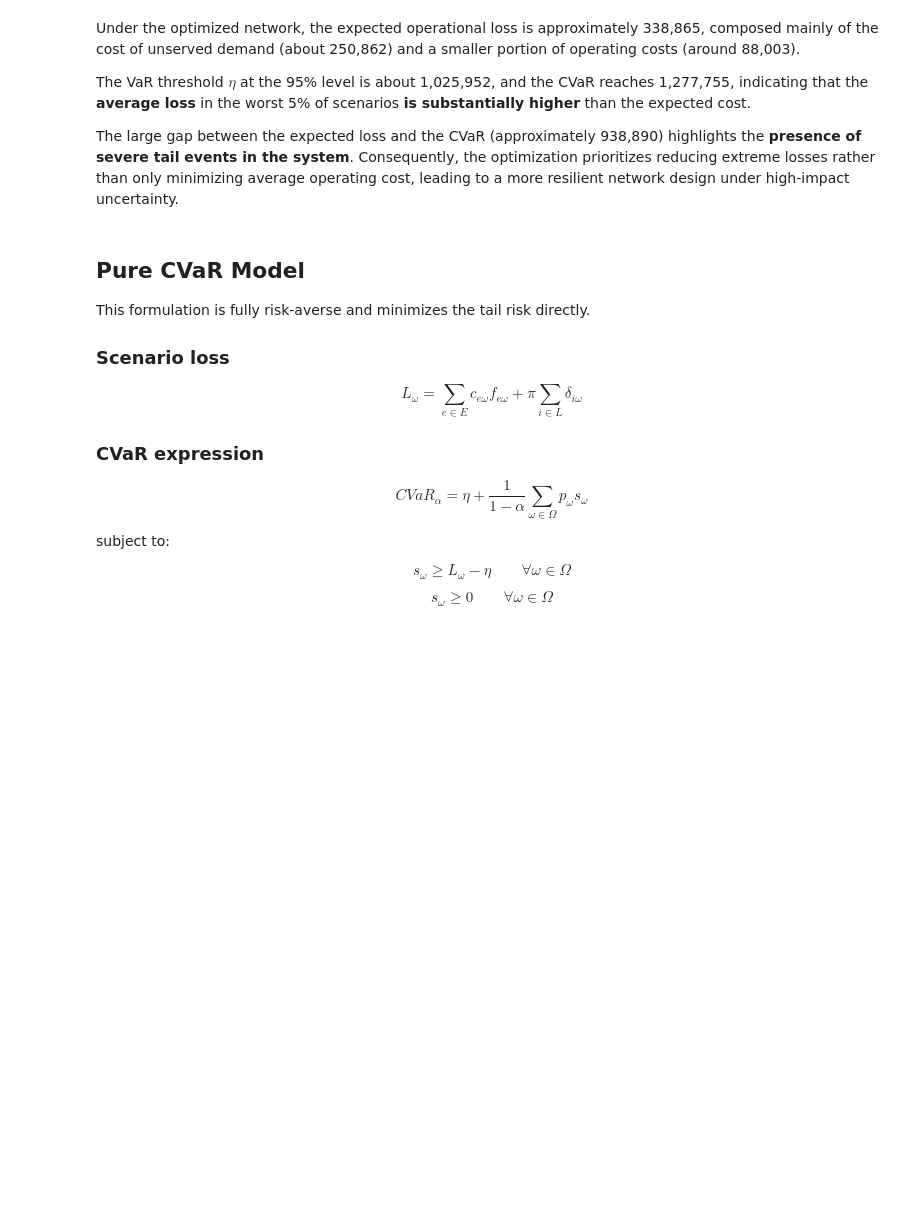
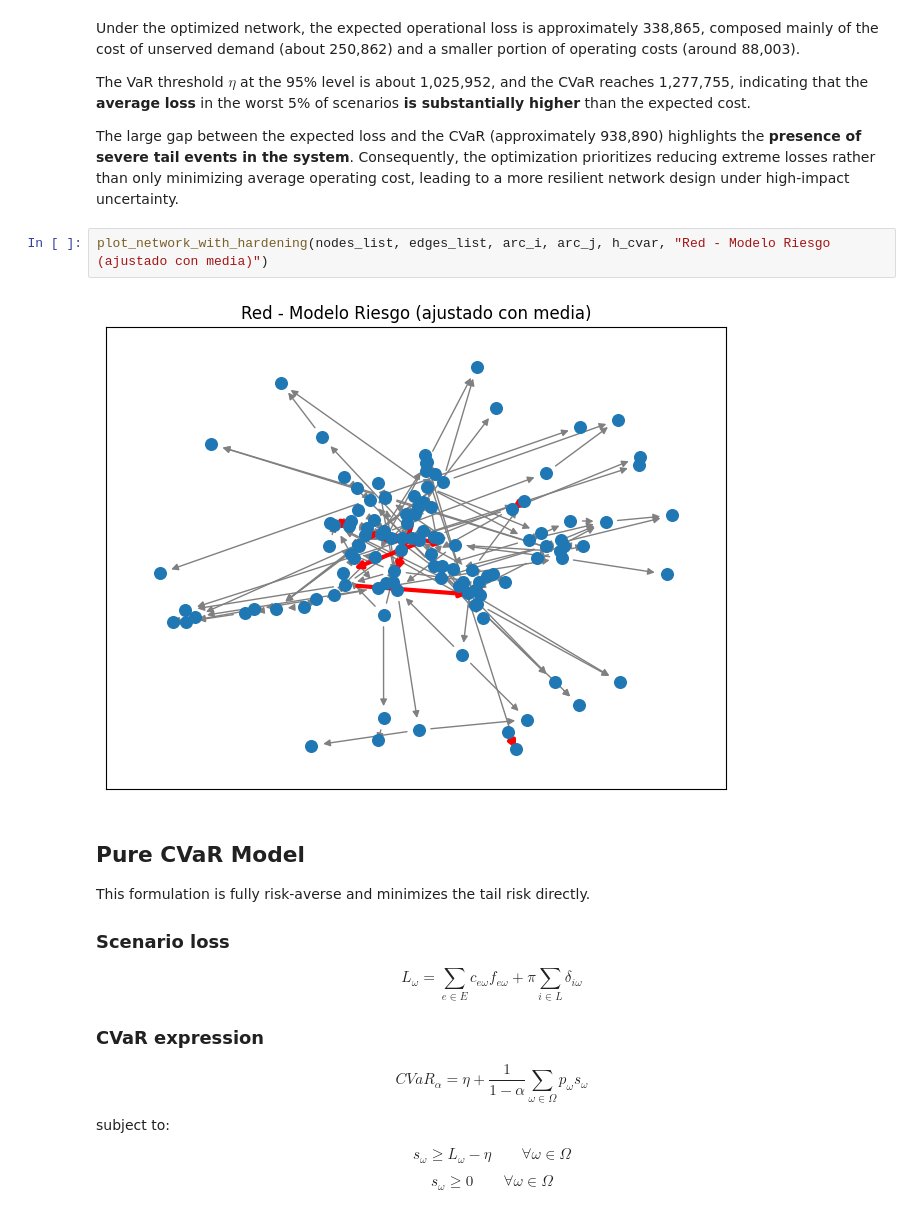
Before and after one commit to sofisacmu/obi_proyecto1, a Jupyter notebook: Escenarios/modelo.ipynb, the cells around one changed output. Drawn from its saved outputs; the diff is of its cells as text; blank space fills up the shorter version.

```diff
--- a/Escenarios/modelo.ipynb
+++ b/Escenarios/modelo.ipynb
@@ -939,6 +982,10 @@ Under the optimized network, the expected operational loss is approximately 338,
 The VaR threshold $\eta$ at the 95% level is about 1,025,952, and the CVaR reaches 1,277,755, indicating that the **average loss** in the worst 5% of scenarios **is substantially higher** than the expected cost.
 
 The large gap between the expected loss and the CVaR (approximately 938,890) highlights the **presence of severe tail events in the system**. Consequently, the optimization prioritizes reducing extreme losses rather than only minimizing average operating cost, leading to a more resilient network design under high-impact uncertainty.
+# %%
+plot_network_with_hardening(nodes_list, edges_list, arc_i, arc_j, h_cvar, "Red - Modelo Riesgo (ajustado con media)")
+# %% [output]
+[figure, added]
 # %% [markdown]
 ## **Pure CVaR Model**
 
```
Also changed, not shown: parts of 20 cells of this notebook, 2 other files.
